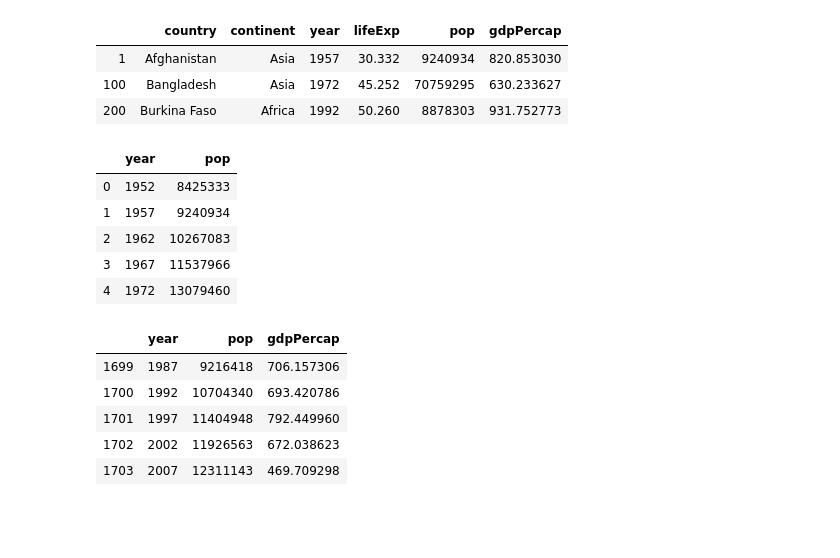
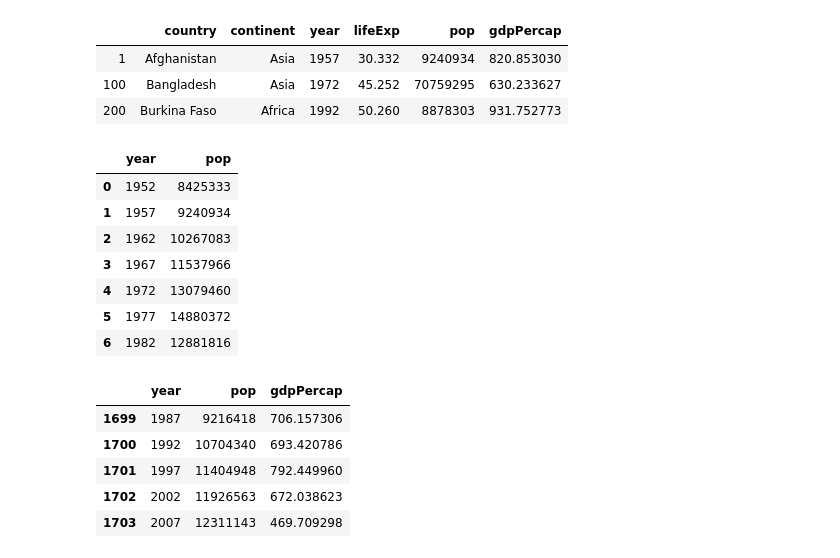
Before and after one commit to rupang47/python230523, a Jupyter notebook: Pandas_gapminder.ipynb, the cells around one changed output. Saved outputs shown, nothing was run; the diff lists cells and outputs as text; code cells hidden in the pictures; blank space fills up the shorter version.

```diff
--- a/Pandas_gapminder.ipynb
+++ b/Pandas_gapminder.ipynb
@@ -135,13 +166,16 @@ df.iloc[[1,100,200]]
 # %%
 #슬라이싱 구문으로 데이터 추출하기
 #다음은 모든 행(:)의 데이터에 대해 year, pop열을 추출하는 방법입니다.
+#데이터프레임.loc[행,컬럼]
 subset = df.loc[:, ["year","pop"]]
-subset.head()
+subset.head(7)
 # %% [output]
 |  | year | pop |
 | 0 | 1952 | 8425333 |
 | 1 | 1957 | 9240934 |
 | 2 | 1962 | 10267083 |
 | 3 | 1967 | 11537966 |
 | 4 | 1972 | 13079460 |
+| 5 | 1977 | 14880372 |
+| 6 | 1982 | 12881816 |
 # %%
```
Also changed, not shown: parts of 11 cells of this notebook.
